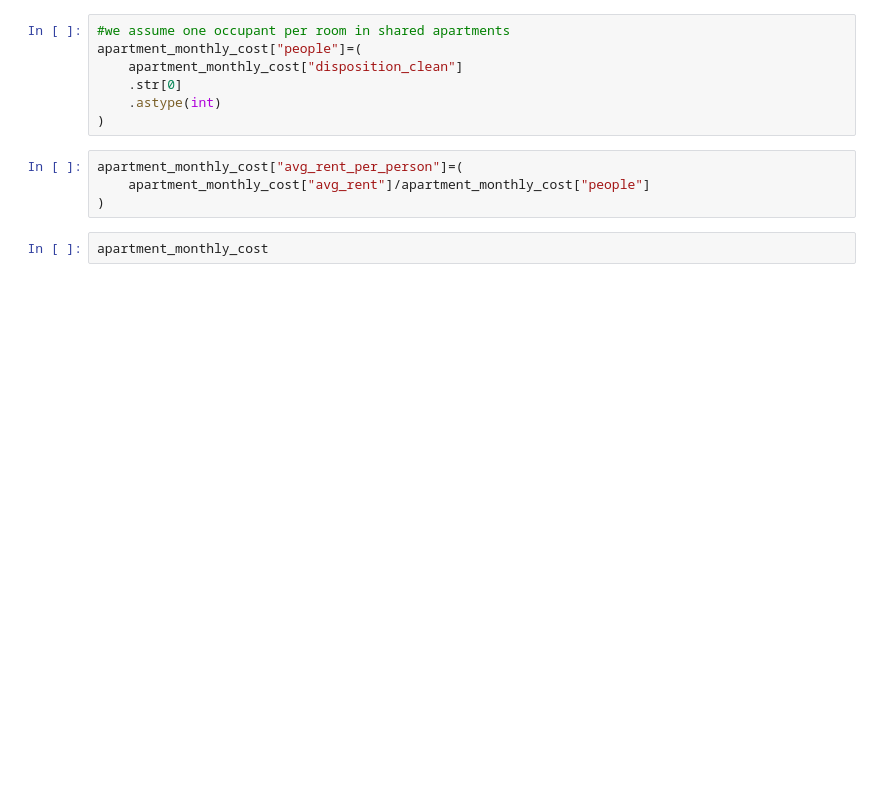
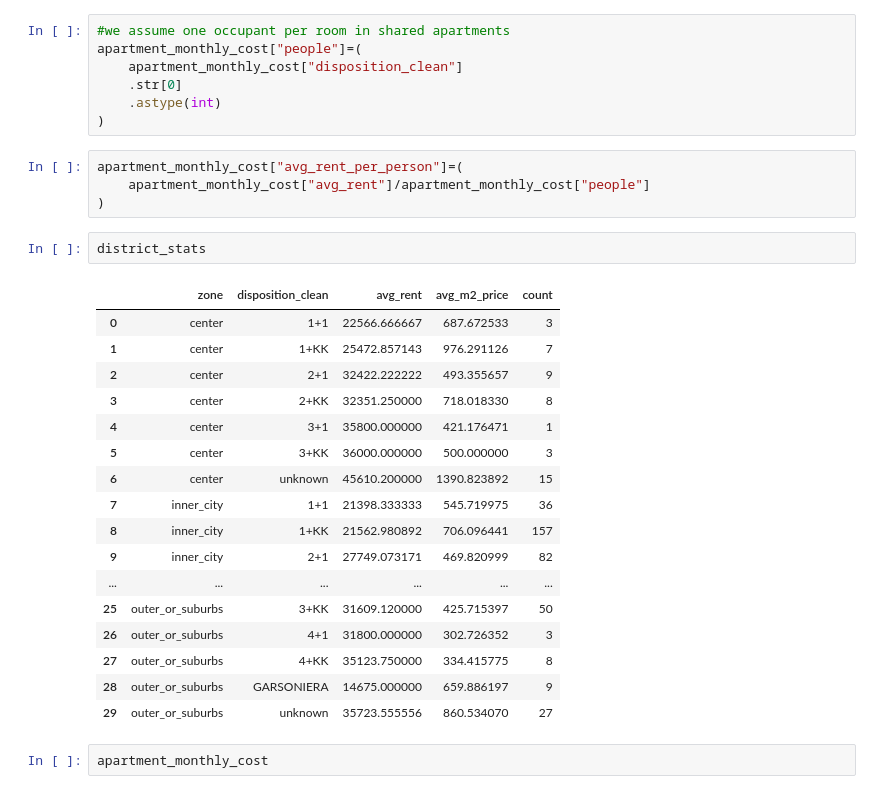
Before and after one commit to haeronwen/project, a Jupyter notebook: source_code/1_apartments_cleaner.ipynb, the cells around one changed output. Drawn from its saved outputs; the diff is of its cells as text; blank space fills up the shorter version.

```diff
--- a/source_code/1_apartments_cleaner.ipynb
+++ b/source_code/1_apartments_cleaner.ipynb
@@ -457,6 +449,26 @@ apartment_monthly_cost["people"]=(
 apartment_monthly_cost["avg_rent_per_person"]=(
     apartment_monthly_cost["avg_rent"]/apartment_monthly_cost["people"]
 )
+# %%
+district_stats
+# %% [output]
+|  | zone | disposition_clean | avg_rent | avg_m2_price | count |
+| 0 | center | 1+1 | 22566.666667 | 687.672533 | 3 |
+| 1 | center | 1+KK | 25472.857143 | 976.291126 | 7 |
+| 2 | center | 2+1 | 32422.222222 | 493.355657 | 9 |
+| 3 | center | 2+KK | 32351.250000 | 718.018330 | 8 |
+| 4 | center | 3+1 | 35800.000000 | 421.176471 | 1 |
+| 5 | center | 3+KK | 36000.000000 | 500.000000 | 3 |
+| 6 | center | unknown | 45610.200000 | 1390.823892 | 15 |
+| 7 | inner_city | 1+1 | 21398.333333 | 545.719975 | 36 |
+| 8 | inner_city | 1+KK | 21562.980892 | 706.096441 | 157 |
+| 9 | inner_city | 2+1 | 27749.073171 | 469.820999 | 82 |
+| ... | ... | ... | ... | ... | ... |
+| 25 | outer_or_suburbs | 3+KK | 31609.120000 | 425.715397 | 50 |
+| 26 | outer_or_suburbs | 4+1 | 31800.000000 | 302.726352 | 3 |
+| 27 | outer_or_suburbs | 4+KK | 35123.750000 | 334.415775 | 8 |
+| 28 | outer_or_suburbs | GARSONIERA | 14675.000000 | 659.886197 | 9 |
+| 29 | outer_or_suburbs | unknown | 35723.555556 | 860.534070 | 27 |
 # %%
 apartment_monthly_cost
 # %% [output]
```
Also changed, not shown: parts of 9 cells of this notebook, 4 other files.
